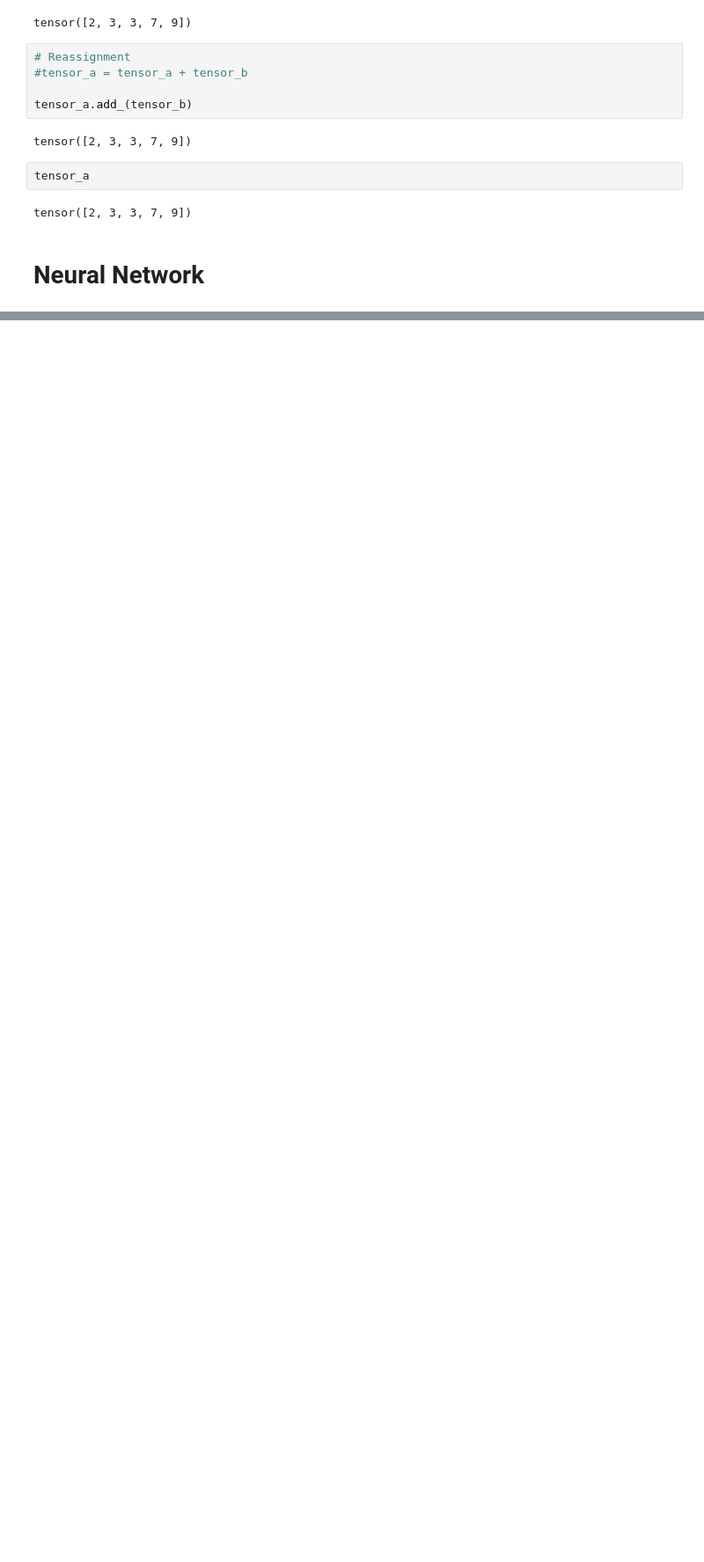
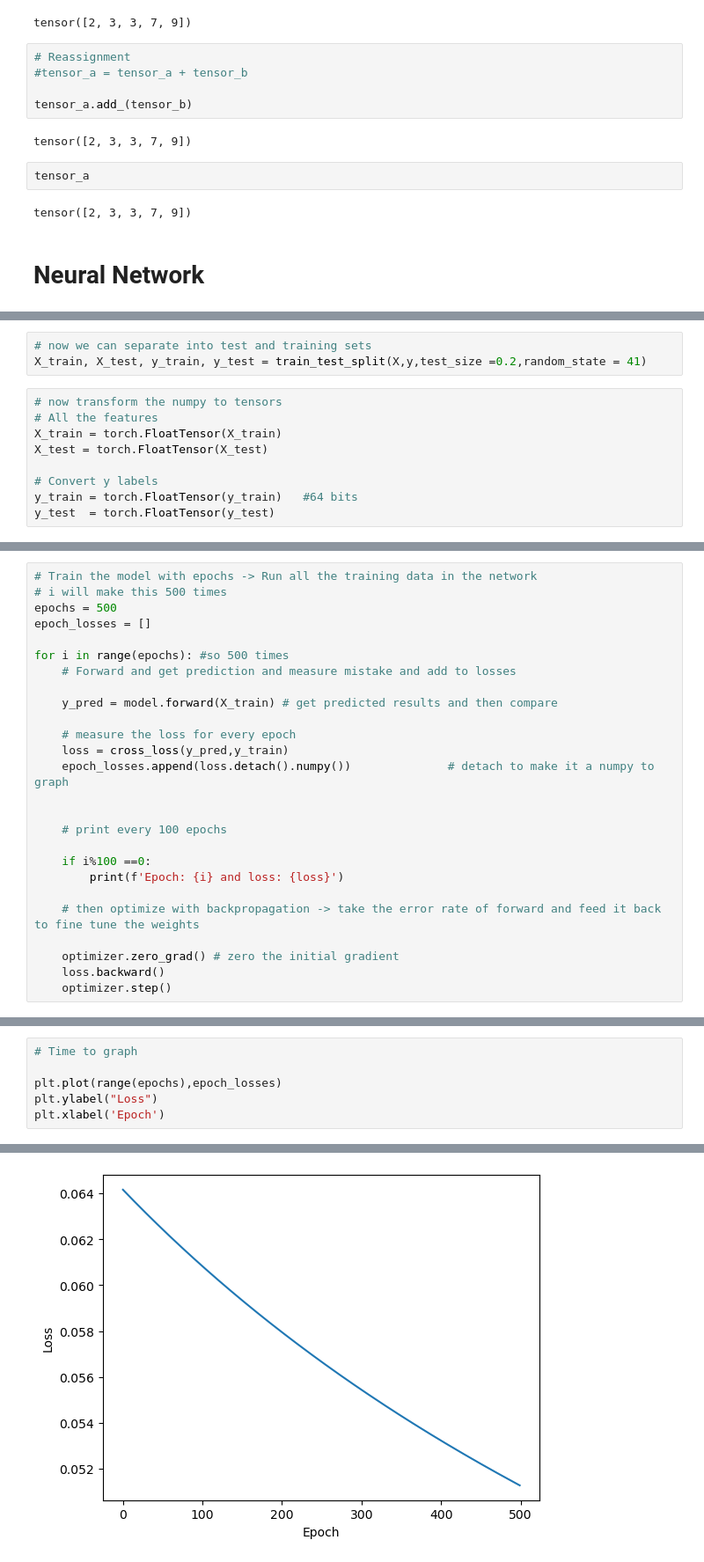
Before and after one commit to victorhrls/pytorch_intro, a Jupyter notebook: pytorch.ipynb, the cells around one changed output, grey strips where cells are left out. Shown at 88% size. Cells and saved outputs as stored; diff of their text form; blank space fills up the shorter version.

Commit message:
Epochs training

```diff
--- a/pytorch.ipynb
+++ b/pytorch.ipynb
@@ -188,0 +325,12 @@ tensor([2, 3, 3, 7, 9])
+# %%
+# now we can separate into test and training sets
+X_train, X_test, y_train, y_test = train_test_split(X,y,test_size =0.2,random_state = 41)
+# %%
+# now transform the numpy to tensors
+# All the features
+X_train = torch.FloatTensor(X_train)
+X_test = torch.FloatTensor(X_test)
+
+# Convert y labels
+y_train = torch.FloatTensor(y_train)   #64 bits
+y_test  = torch.FloatTensor(y_test)
@@ -188,0 +358,26 @@ tensor([2, 3, 3, 7, 9])
+# %%
+# Train the model with epochs -> Run all the training data in the network
+# i will make this 500 times
+epochs = 500
+epoch_losses = []
+
+for i in range(epochs): #so 500 times
+    # Forward and get prediction and measure mistake and add to losses
+
+    y_pred = model.forward(X_train) # get predicted results and then compare
+
+    # measure the loss for every epoch
+    loss = cross_loss(y_pred,y_train)
+    epoch_losses.append(loss.detach().numpy())              # detach to make it a numpy to graph
+
+
+    # print every 100 epochs
+
+    if i%100 ==0:
+        print(f'Epoch: {i} and loss: {loss}')
+
+    # then optimize with backpropagation -> take the error rate of forward and feed it back to fine tune the weights
+
+    optimizer.zero_grad() # zero the initial gradient
+    loss.backward()
+    optimizer.step()
@@ -188,0 +390,7 @@ tensor([2, 3, 3, 7, 9])
+# %%
+# Time to graph
+
+plt.plot(range(epochs),epoch_losses)
+plt.ylabel("Loss")
+plt.xlabel('Epoch')
+# %% [output]
@@ -188,0 +398 @@ tensor([2, 3, 3, 7, 9])
+[figure, added]
```
Also changed, not shown: parts of 20 cells of this notebook.
